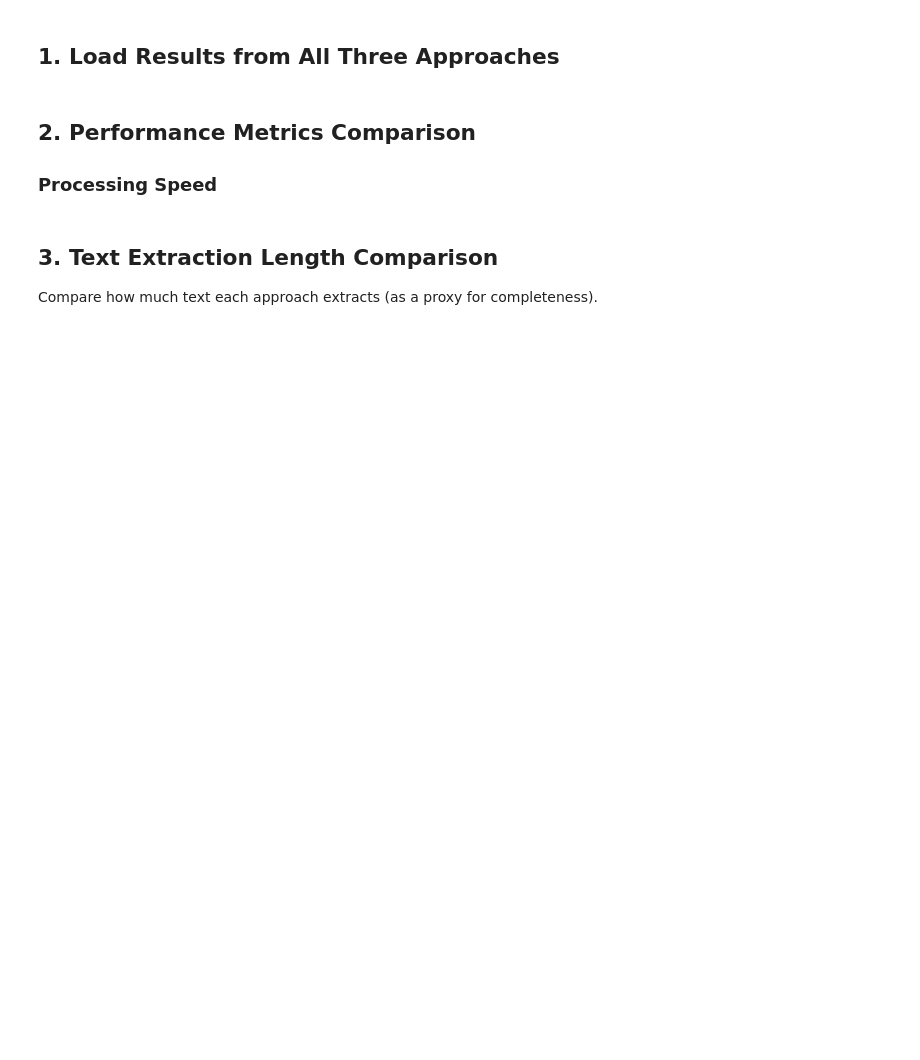
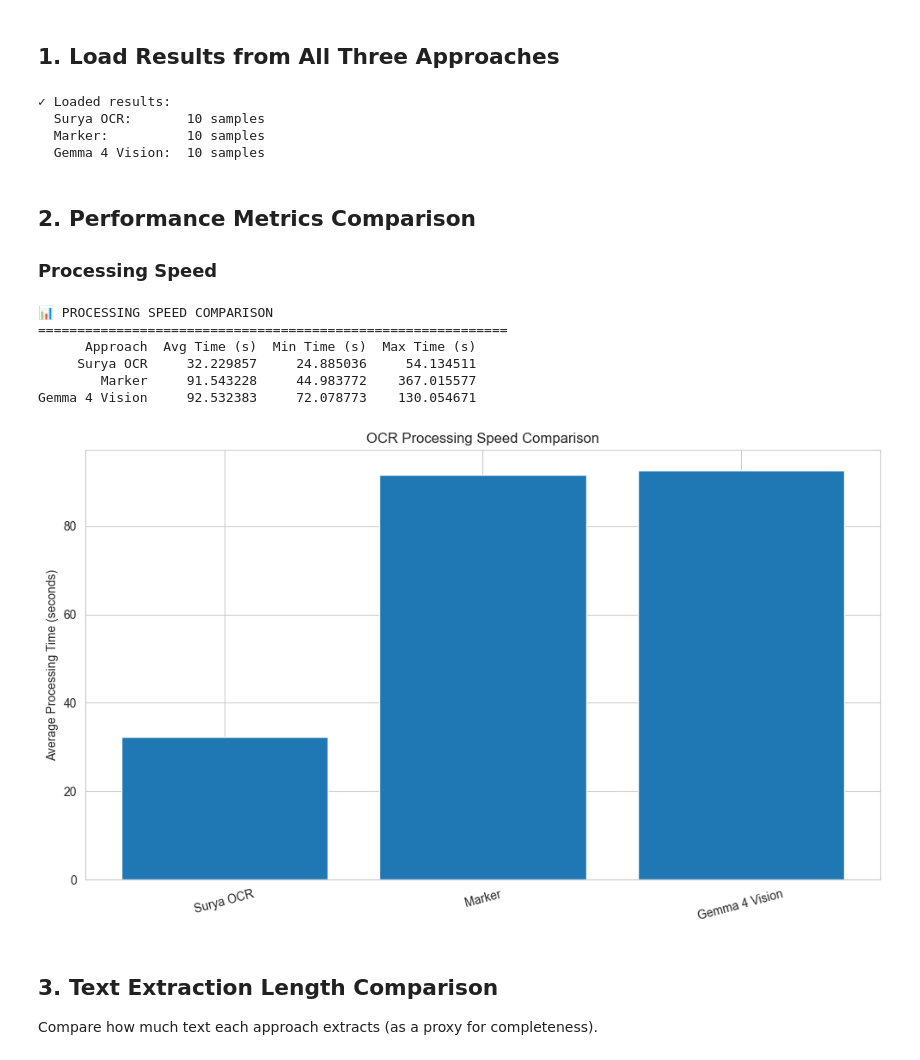
Before and after one commit to jaeyow/weatherspeak-ph, a Jupyter notebook: notebooks/05-comparison.ipynb, the cells around one changed output. Cells and saved outputs as stored; diff of their text form; code cells hidden in the pictures; blank space fills up the shorter version.

```diff
--- a/notebooks/05-comparison.ipynb
+++ b/notebooks/05-comparison.ipynb
@@ -40,18 +59,23 @@ data_dir = Path("../data")
 with open(data_dir / "surya_results/surya_ocr_results.json", 'r') as f:
     surya_results = json.load(f)
 
-# Load PaddleOCR results
-with open(data_dir / "paddleocr_results/paddleocr_results.json", 'r') as f:
-    paddle_results = json.load(f)
+# Load Marker results
+with open(data_dir / "marker_results/marker_results.json", 'r') as f:
+    marker_results = json.load(f)
 
-# Load Gemma 4 Vision results
+# Load Gemma 4 Vision results (summary metadata only — bulk content is on disk as .md / .json files)
 with open(data_dir / "gemma4_results/gemma4_vision_results.json", 'r') as f:
     gemma4_results = json.load(f)
 
 print(f"✓ Loaded results:")
-print(f"  Surya OCR: {len(surya_results)} samples")
-print(f"  PaddleOCR: {len(paddle_results)} samples")
-print(f"  Gemma 4 Vision: {len(gemma4_results)} samples")
+print(f"  Surya OCR:       {len(surya_results)} samples")
+print(f"  Marker:          {len(marker_results)} samples")
+print(f"  Gemma 4 Vision:  {len(gemma4_results)} samples")
+# %% [output]
+✓ Loaded results:
+  Surya OCR:       10 samples
+  Marker:          10 samples
+  Gemma 4 Vision:  10 samples
 # %% [markdown]
 ## 2. Performance Metrics Comparison
 
@@ -59,41 +83,50 @@ print(f"  Gemma 4 Vision: {len(gemma4_results)} samples")
 # %%
 # Extract processing times
 surya_times = [r['processing_time'] for r in surya_results]
-paddle_times = [r['processing_time'] for r in paddle_results]
-gemma4_times = [r['processing_time'] for r in gemma4_results if r.get('success', False)]
+marker_times = [r['processing_time'] for r in marker_results if r.get('success', False)]
+# Gemma 4 uses total_time (step1 + step2), not processing_time
+gemma4_times = [r['total_time'] for r in gemma4_results if r.get('success', False)]
 
 # Create comparison dataframe
 speed_comparison = pd.DataFrame({
-    'Approach': ['Surya OCR', 'PaddleOCR', 'Gemma 4 Vision'],
+    'Approach': ['Surya OCR', 'Marker', 'Gemma 4 Vision'],
     'Avg Time (s)': [
         statistics.mean(surya_times) if surya_times else 0,
-        statistics.mean(paddle_times) if paddle_times else 0,
+        statistics.mean(marker_times) if marker_times else 0,
         statistics.mean(gemma4_times) if gemma4_times else 0
     ],
     'Min Time (s)': [
         min(surya_times) if surya_times else 0,
-        min(paddle_times) if paddle_times else 0,
+        min(marker_times) if marker_times else 0,
         min(gemma4_times) if gemma4_times else 0
     ],
     'Max Time (s)': [
         max(surya_times) if surya_times else 0,
-        max(paddle_times) if paddle_times else 0,
+        max(marker_times) if marker_times else 0,
         max(gemma4_times) if gemma4_times else 0
     ]
 })
 
 print("\n📊 PROCESSING SPEED COMPARISON")
 print("="*60)
 print(speed_comparison.to_string(index=False))
 
 # Plot
 plt.figure(figsize=(10, 6))
 plt.bar(speed_comparison['Approach'], speed_comparison['Avg Time (s)'])
 plt.ylabel('Average Processing Time (seconds)')
 plt.title('OCR Processing Speed Comparison')
 plt.xticks(rotation=15)
 plt.tight_layout()
 plt.show()
+# %% [output]
+📊 PROCESSING SPEED COMPARISON
+============================================================
+      Approach  Avg Time (s)  Min Time (s)  Max Time (s)
+     Surya OCR     32.229857     24.885036     54.134511
+        Marker     91.543228     44.983772    367.015577
+Gemma 4 Vision     92.532383     72.078773    130.054671
+[figure, added]
 # %% [markdown]
 ## 3. Text Extraction Length Comparison
 
```
Also changed, not shown: parts of 10 cells of this notebook, 8 other files.
